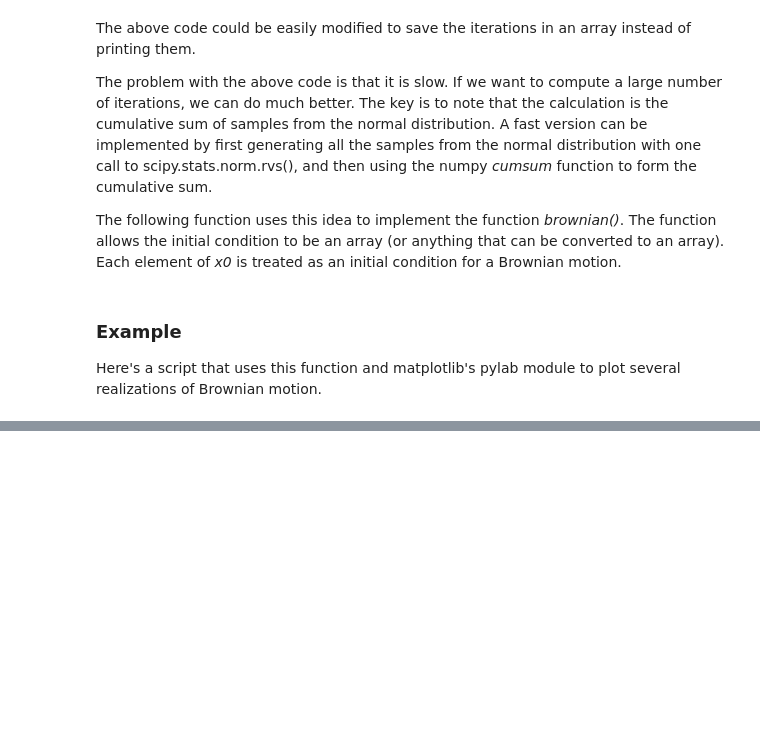
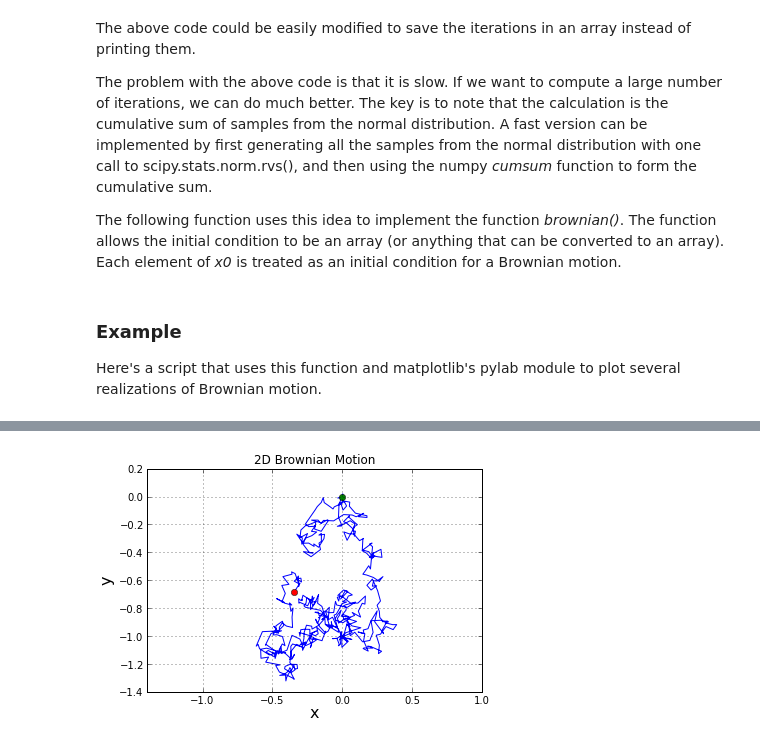
Before and after one commit to scipy/scipy-cookbook, a Jupyter notebook: ipython/BrownianMotion.ipynb, the cells around one changed output, grey strips where cells are left out. Cells and saved outputs as stored; diff of their text form; code cells hidden in the pictures; blank space fills up the shorter version.

```diff
--- a/ipython/BrownianMotion.ipynb
+++ b/ipython/BrownianMotion.ipynb
@@ -184,44 +191,36 @@ motion.
 
 The following script provides a demo.
 # %%
-#!python
 import numpy
 from pylab import plot, show, grid, axis, xlabel, ylabel, title
 
-from brownian import brownian
+# The Wiener process parameter.
+delta = 0.25
+# Total time.
+T = 10.0
+# Number of steps.
+N = 500
+# Time step size
+dt = T/N
+# Initial values of x.
+x = numpy.empty((2,N+1))
+x[:, 0] = 0.0
 
+brownian(x[:,0], N, dt, delta, out=x[:,1:])
 
-def main():
+# Plot the 2D trajectory.
+plot(x[0],x[1])
 
-    # The Wiener process parameter.
-    delta = 0.25
-    # Total time.
-    T = 10.0
-    # Number of steps.
-    N = 500
-    # Time step size
-    dt = T/N
-    # Initial values of x.
-    x = numpy.empty((2,N+1))
-    x[:, 0] = 0.0
+# Mark the start and end points.
+plot(x[0,0],x[1,0], 'go')
+plot(x[0,-1], x[1,-1], 'ro')
 
-    brownian(x[:,0], N, dt, delta, out=x[:,1:])
-
-    # Plot the 2D trajectory.
-    plot(x[0],x[1])
-
-    # Mark the start and end points.
-    plot(x[0,0],x[1,0], 'go')
-    plot(x[0,-1], x[1,-1], 'ro')
-
-    # More plot decorations.
-    title('2D Brownian Motion')
-    xlabel('x', fontsize=16)
-    ylabel('y', fontsize=16)
-    axis('equal')
-    grid(True)
-    show()
-
-
-if __name__ == "__main__":
-    main()
+# More plot decorations.
+title('2D Brownian Motion')
+xlabel('x', fontsize=16)
+ylabel('y', fontsize=16)
+axis('equal')
+grid(True)
+show()
+# %% [output]
+[figure, added]
```
Also changed, not shown: parts of 4 cells of this notebook, 2 other files.
